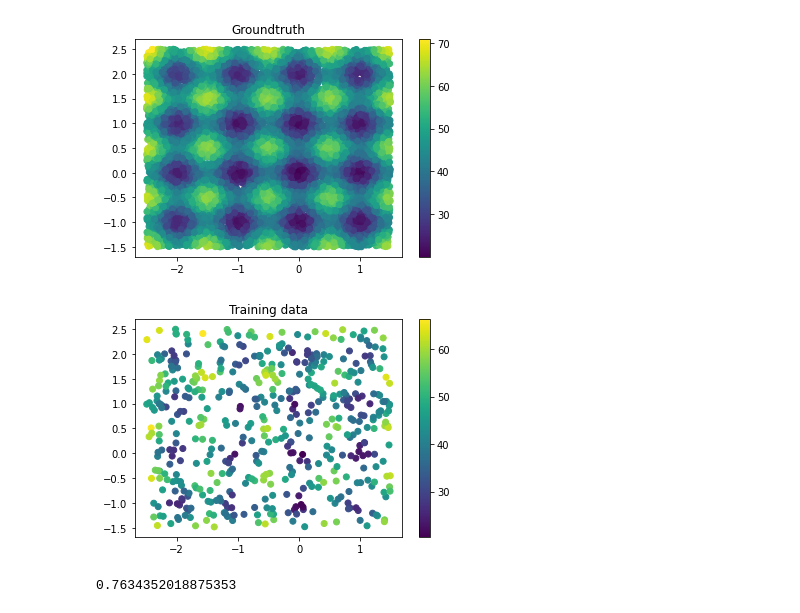
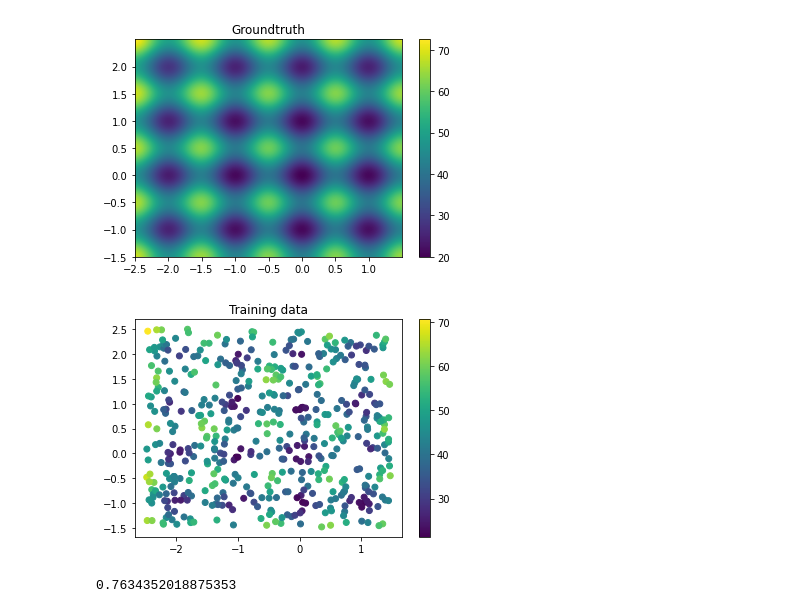
Before and after one commit to PascalKnoll/Investigation-of-Particle-Swarm-Optimization, a Jupyter notebook: AOT_Notebook.ipynb, the cells around one changed output. Cells and saved outputs as stored; diff of their text form; code cells hidden in the pictures.

```diff
--- a/AOT_Notebook.ipynb
+++ b/AOT_Notebook.ipynb
@@ -24,11 +22,16 @@ upper_bound = +1.5, +2.5
 # %%
 X_train, y_train = generate_sample(n_train_data_points, n_dims, lower_bound, upper_bound, target_func, noise_scale=1)
 X_test,  y_test  = generate_sample(n_test_data_points, n_dims, lower_bound, upper_bound, target_func)
-# %%
-visualize(X_test, y_test, title='Groundtruth'), visualize(X_train, y_train, title='Training data');
-# %% [output]
-[figure, removed]
-[figure, removed]
+# %%
+from utils import visualize_meshgrid
+m = np.arange(-2.5,1.5,0.001)
+p = np.arange(-1.5,2.5,0.001)
+visualize_meshgrid(m, p, target_func, title='Groundtruth')
+# visualize(X_test, y_test, title='Groundtruth'),
+visualize(X_train, y_train, title='Training data')
+# %% [output]
+[figure, added]
+[figure, added]
 # %%
 hp = {
     'c1': 0.5,
```
Also changed, not shown: parts of 1 cell of this notebook, 1 other file.
